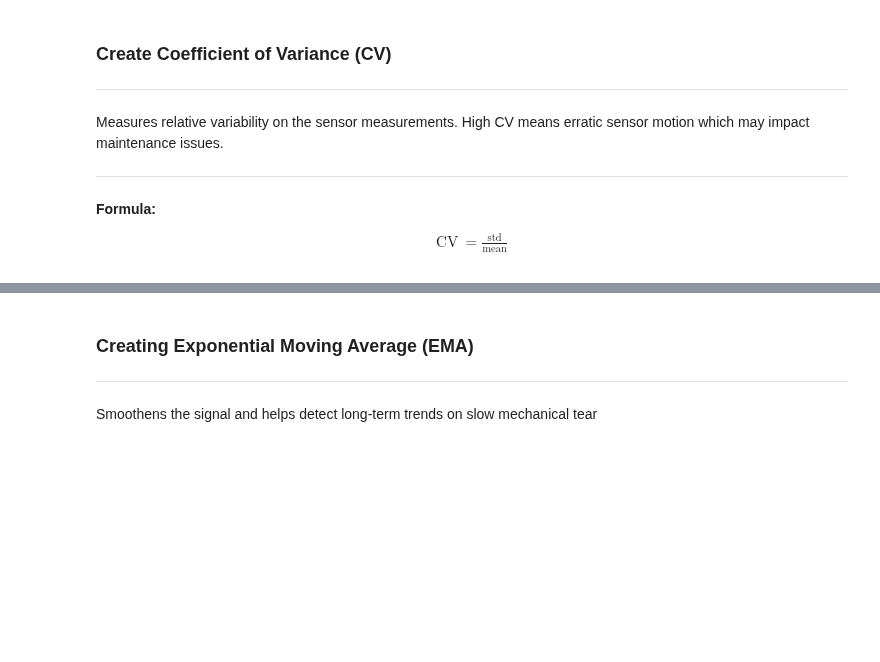
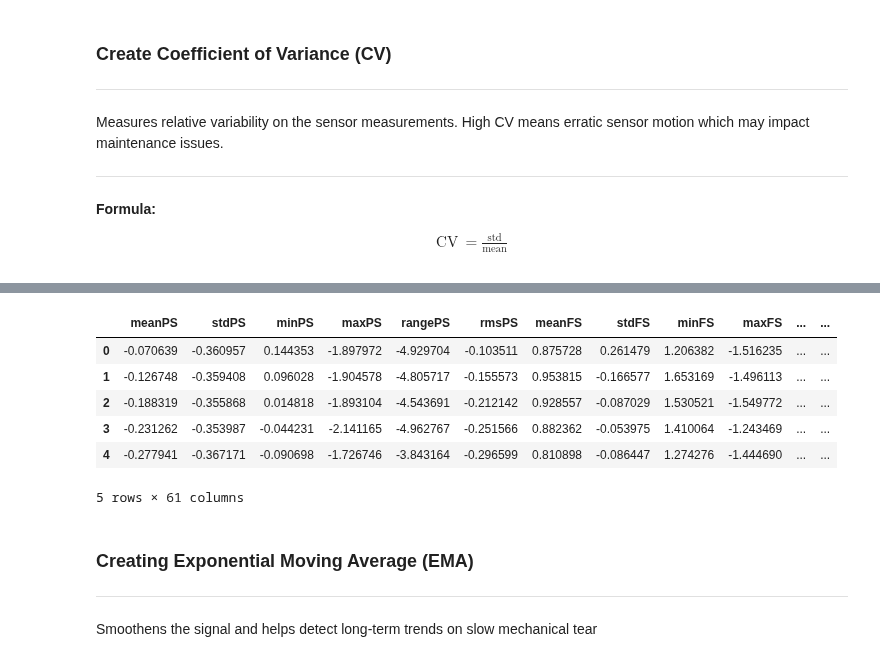
Before and after one commit to RealThanosP/pred-main-mod, a Jupyter notebook: Model_training_v0.1.ipynb, the cells around one changed output, grey strips where cells are left out. Saved outputs shown, nothing was run; the diff lists cells and outputs as text; code cells hidden in the pictures; blank space fills up the shorter version.

```diff
--- a/Model_training_v0.1.ipynb
+++ b/Model_training_v0.1.ipynb
@@ -476,3 +452,73 @@ copy_data
+# %%
+def compute_stability(row, sensors):
+    """
+    Computes two stability metrics for each sensor:
+      1. Range-based: mean / (range + 1e-6)      -> stabilityRange{name}
+      2. Margin-based: (U - (mean + alpha*std)) / (U - L + 1e-6) -> stabilityMargin{name}
+    """
+
+    stability_values = {}
+    epsilon = 1e-6
+    alpha = 1.0  # You can tweak this factor if you like
+
+    for name in sensors:
+        # 1) Original Range-Based Stability
+        mean_val = row[f'mean{name}']
+        range_val = row[f'range{name}']
+        stability_values[f'stabilityRange{name}'] = mean_val / (range_val + epsilon)
+
+        # 2) Margin-to-Limits Stability (if columns exist)
+        #    If you do not have these columns, comment this section out or add them to your data.
+        std_col = f'std{name}'
+        upper_col = f'upperLimit{name}'
+        lower_col = f'lowerLimit{name}'
+
+        if std_col in row and upper_col in row and lower_col in row:
+            std_val = row[std_col]
+            upper_limit = row[upper_col]
+            lower_limit = row[lower_col]
+
+            margin = upper_limit - (mean_val + alpha * std_val)
+            if margin < 0:
+                margin = 0
+            denom = (upper_limit - lower_limit) + epsilon
+            stability_values[f'stabilityMargin{name}'] = margin / denom
+
+        # If not found, we simply skip or could set some default
+
+    return stability_values
+
+
+# -- Everything below remains the same as your original code --
+
+# 1) Apply the function row by row
+stability_df = copy_data.apply(
+    lambda row: compute_stability(row, sensors),
+    axis=1,
+    result_type='expand'
+)
+
+# 2) Scale the data
+stability_df = pd.DataFrame(
+    scaler.fit_transform(stability_df),
+    columns=stability_df.columns
+)
+
+# 3) Insert stability columns into your main DataFrame
+insert_at = total_data.shape[1] - 6
+df_first = total_data.iloc[:, :insert_at]
+df_last = total_data.iloc[:, insert_at:]
+
+copy_data = pd.concat([df_first, stability_df, df_last], axis=1)
+copy_data.head()
+# %% [output]
+|  | meanPS | stdPS | minPS | maxPS | rangePS | rmsPS | meanFS | stdFS | minFS | maxFS | ... | ... |
+| 0 | -0.070639 | -0.360957 | 0.144353 | -1.897972 | -4.929704 | -0.103511 | 0.875728 | 0.261479 | 1.206382 | -1.516235 | ... | ... |
+| 1 | -0.126748 | -0.359408 | 0.096028 | -1.904578 | -4.805717 | -0.155573 | 0.953815 | -0.166577 | 1.653169 | -1.496113 | ... | ... |
+| 2 | -0.188319 | -0.355868 | 0.014818 | -1.893104 | -4.543691 | -0.212142 | 0.928557 | -0.087029 | 1.530521 | -1.549772 | ... | ... |
+| 3 | -0.231262 | -0.353987 | -0.044231 | -2.141165 | -4.962767 | -0.251566 | 0.882362 | -0.053975 | 1.410064 | -1.243469 | ... | ... |
+| 4 | -0.277941 | -0.367171 | -0.090698 | -1.726746 | -3.843164 | -0.296599 | 0.810898 | -0.086447 | 1.274276 | -1.444690 | ... | ... |
+5 rows × 61 columns
 # %% [markdown]
 ### Creating Exponential Moving Average (EMA)
 ---
```
Also changed, not shown: parts of 27 cells of this notebook.
